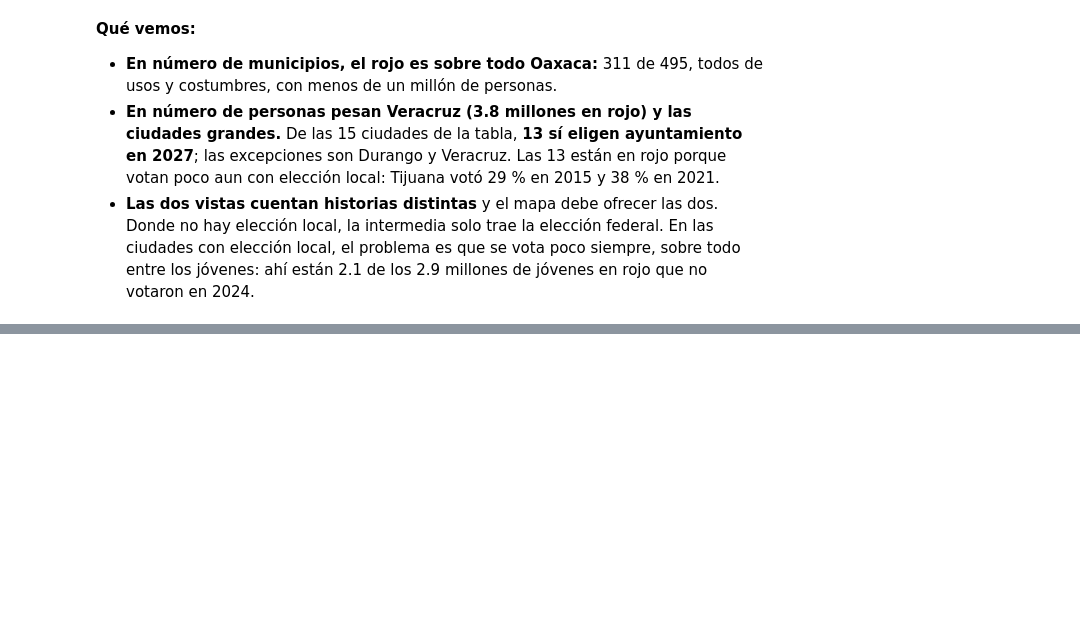
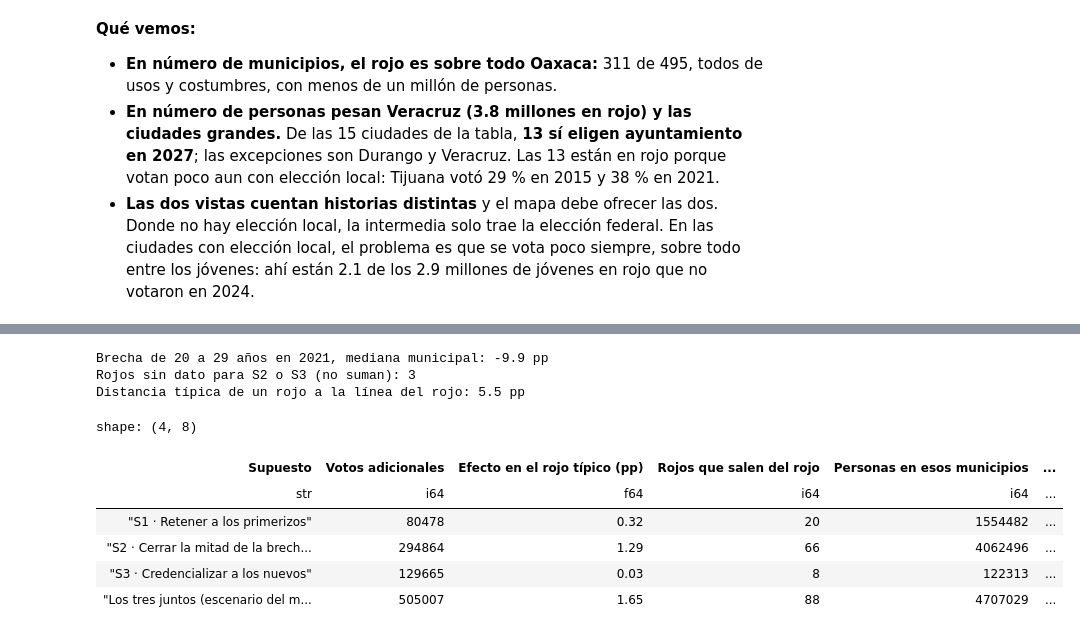
Before and after one commit to JorgeTato99/ine-hackathon-2026, a Jupyter notebook: notebooks/05_semaforo_y_mapa.ipynb, the cells around one changed output, grey strips where cells are left out. Saved outputs shown, nothing was run; the diff lists cells and outputs as text; code cells hidden in the pictures; blank space fills up the shorter version.

```diff
--- a/notebooks/05_semaforo_y_mapa.ipynb
+++ b/notebooks/05_semaforo_y_mapa.ipynb
@@ -250,6 +252,8 @@ personas = (edad_2024.group_by(pl.col('municipio_2024').alias('cvegeo')).agg(
     jovenes_21_29_no_votaron_2024=pl.col('NV').filter(pl.col('EDAD').is_between(21, 29)).sum(),
     n_jov_2024=(pl.col('SV') + pl.col('NV')).filter(pl.col('EDAD').is_between(18, 34)).sum(),
     nv_jov_2024=pl.col('NV').filter(pl.col('EDAD').is_between(18, 34)).sum(),
+    cohorte_18_20_2024=(pl.col('SV') + pl.col('NV')).filter(pl.col('EDAD').is_between(18, 20)).sum(),
+    jovenes_20_29_2024=(pl.col('SV') + pl.col('NV')).filter(pl.col('EDAD').is_between(20, 29)).sum(),
     base_2024=(pl.col('SV') + pl.col('NV')).sum()))
 
 censo = (pl.read_parquet(E / 'inegi_edad_desplegada.parquet').filter(pl.col('anio') == 2020, pl.col('edad').is_between(10, 12))
@@ -397,0 +416,70 @@ shape: (15, 7)
+# %%
+EXTRA_PRIMERIZOS = 0.061   # caída extra típica de la generación primeriza, 2018 → 2021 (notebook 03b, sección 1)
+GRUPO_JOVEN = ['20-24', '25-29']
+lista_2021 = pl.read_parquet(P / 'lista_edad_sexo_municipal.parquet').filter(pl.col('AELEC') == 2021)
+patrones_2021 = (lista_2021.group_by('cvegeo').agg(
+        p_total=pl.col('SV').sum() / (pl.col('SV') + pl.col('NV')).sum(),
+        p_20_29=pl.col('SV').filter(pl.col('grupo_edad').is_in(GRUPO_JOVEN)).sum()
+                / (pl.col('SV') + pl.col('NV')).filter(pl.col('grupo_edad').is_in(GRUPO_JOVEN)).sum(),
+        participacion_18_19_2021=pl.col('SV').filter(pl.col('grupo_edad') == '18-19').sum()
+                                 / (pl.col('SV') + pl.col('NV')).filter(pl.col('grupo_edad') == '18-19').sum())
+    .with_columns(pl.col('p_total', 'p_20_29', 'participacion_18_19_2021').fill_nan(None))
+    .with_columns(brecha_jovenes_2021=pl.col('p_20_29') - pl.col('p_total')))
+print(f'Brecha de 20 a 29 años en 2021, mediana municipal: {patrones_2021["brecha_jovenes_2021"].median() * 100:.1f} pp')
+
+# Votos que sumaría cada supuesto en cada municipio (vacío = sin dato para calcularlo)
+supuestos = (personas.select('cvegeo', 'cohorte_18_20_2024', 'jovenes_20_29_2024', 'nuevos_sin_credencial_2027_si_se_repite_2021')
+    .join(patrones_2021.select('cvegeo', 'brecha_jovenes_2021', 'participacion_18_19_2021'), on='cvegeo', how='left')
+    .with_columns(
+        interv_votos_retener_primerizos=(pl.col('cohorte_18_20_2024') * EXTRA_PRIMERIZOS).round(0).cast(pl.Int64),
+        interv_votos_brecha_joven=(pl.col('jovenes_20_29_2024') * (-pl.col('brecha_jovenes_2021')).clip(lower_bound=0) / 2).round(0).cast(pl.Int64),
+        interv_votos_credencializar=(pl.col('nuevos_sin_credencial_2027_si_se_repite_2021') * pl.col('participacion_18_19_2021')).round(0).cast(pl.Int64),
+        interv_nuevos_en_lista=pl.col('nuevos_sin_credencial_2027_si_se_repite_2021')))
+COLUMNAS_INTERV = ['interv_votos_retener_primerizos', 'interv_votos_brecha_joven', 'interv_votos_credencializar', 'interv_nuevos_en_lista']
+
+def participacion_con(part, lista, votos, nuevos):
+    # part en proporción; votos y nuevos ya en cero donde no aplica
+    return (part * lista + votos) / (lista + nuevos)
+
+def lineas_semaforo(d, col):
+    # punto medio entre el último rojo y el primero que no lo es (y lo mismo para amarillo/verde)
+    rojo_max, resto_min = d.filter(pl.col('semaforo') == 'rojo')[col].max(), d.filter(pl.col('semaforo') != 'rojo')[col].min()
+    amar_max, verde_min = d.filter(pl.col('semaforo') == 'amarillo')[col].max(), d.filter(pl.col('semaforo') == 'verde')[col].min()
+    assert rojo_max < resto_min and amar_max < verde_min, 'los colores se enciman'
+    return (rojo_max + resto_min) / 2, (amar_max + verde_min) / 2
+
+# Escenario nacional medio, para leer el efecto
+base = (semaforo.select('cvegeo', 'semaforo', 'lista_2024').join(riesgo.select('cvegeo', 'estado', 'ayuntamiento_mismo_dia_2027',
+        part=pl.col('participacion_prevista_medio') / 100), on='cvegeo').join(supuestos, on='cvegeo', how='left'))
+LINEA_ROJO, _ = lineas_semaforo(base, 'part')
+rojo = pl.col('semaforo') == 'rojo'
+def cero(c): return pl.when(rojo).then(pl.col(c).fill_null(0)).otherwise(0)
+VOTOS = {'S1 · Retener a los primerizos': cero('interv_votos_retener_primerizos'),
+         'S2 · Cerrar la mitad de la brecha joven': cero('interv_votos_brecha_joven'),
+         'S3 · Credencializar a los nuevos': cero('interv_votos_credencializar')}
+filas = []
+for nombre, votos in [*VOTOS.items(), ('Los tres juntos (escenario del mapa)', sum(VOTOS.values()))]:
+    nuevos = cero('interv_nuevos_en_lista') if nombre.startswith(('S3', 'Los tres')) else pl.lit(0)
+    d = base.with_columns(votos=votos, nuevos=nuevos).with_columns(con=participacion_con(pl.col('part'), pl.col('lista_2024'), pl.col('votos'), pl.col('nuevos')))
+    rr = d.filter(rojo).with_columns(efecto=(pl.col('con') - pl.col('part')) * 100)
+    salen = rr.filter(pl.col('con') > LINEA_ROJO)
+    filas.append({'Supuesto': nombre, 'Votos adicionales': int(d['votos'].sum()), 'Efecto en el rojo típico (pp)': round(rr['efecto'].median(), 2),
+                  'Rojos que salen del rojo': salen.height, 'Personas en esos municipios': int(salen['lista_2024'].sum()),
+                  'Salen, con elección municipal': salen.filter(pl.col('ayuntamiento_mismo_dia_2027')).height,
+                  'Salen, sin elección municipal': salen.filter(~pl.col('ayuntamiento_mismo_dia_2027')).height,
+                  'Participación nacional (pp)': round(((d['part'] * d['lista_2024']).sum() + d['votos'].sum()) / (d['lista_2024'].sum() + d['nuevos'].sum()) * 100
+                                                       - ESCENARIOS['medio'], 2)})
+print(f'Rojos sin dato para S2 o S3 (no suman): {base.filter(rojo, pl.col("brecha_jovenes_2021").is_null()).height}')
+print(f'Distancia típica de un rojo a la línea del rojo: {(LINEA_ROJO - base.filter(rojo)["part"]).median() * 100:.1f} pp')
+pl.DataFrame(filas)
+# %% [output]
+Brecha de 20 a 29 años en 2021, mediana municipal: -9.9 pp
+Rojos sin dato para S2 o S3 (no suman): 3
+Distancia típica de un rojo a la línea del rojo: 5.5 pp
+shape: (4, 8)
+| Supuesto | Votos adicionales | Efecto en el rojo típico (pp) | Rojos que salen del rojo | Personas en esos municipios | ... |
+| str | i64 | f64 | i64 | i64 | ... |
+| "S1 · Retener a los primerizos" | 80478 | 0.32 | 20 | 1554482 | ... |
+| "S2 · Cerrar la mitad de la brech... | 294864 | 1.29 | 66 | 4062496 | ... |
+| "S3 · Credencializar a los nuevos" | 129665 | 0.03 | 8 | 122313 | ... |
+| "Los tres juntos (escenario del m... | 505007 | 1.65 | 88 | 4707029 | ... |
```
Also changed, not shown: parts of 8 cells of this notebook, 8 other files.
